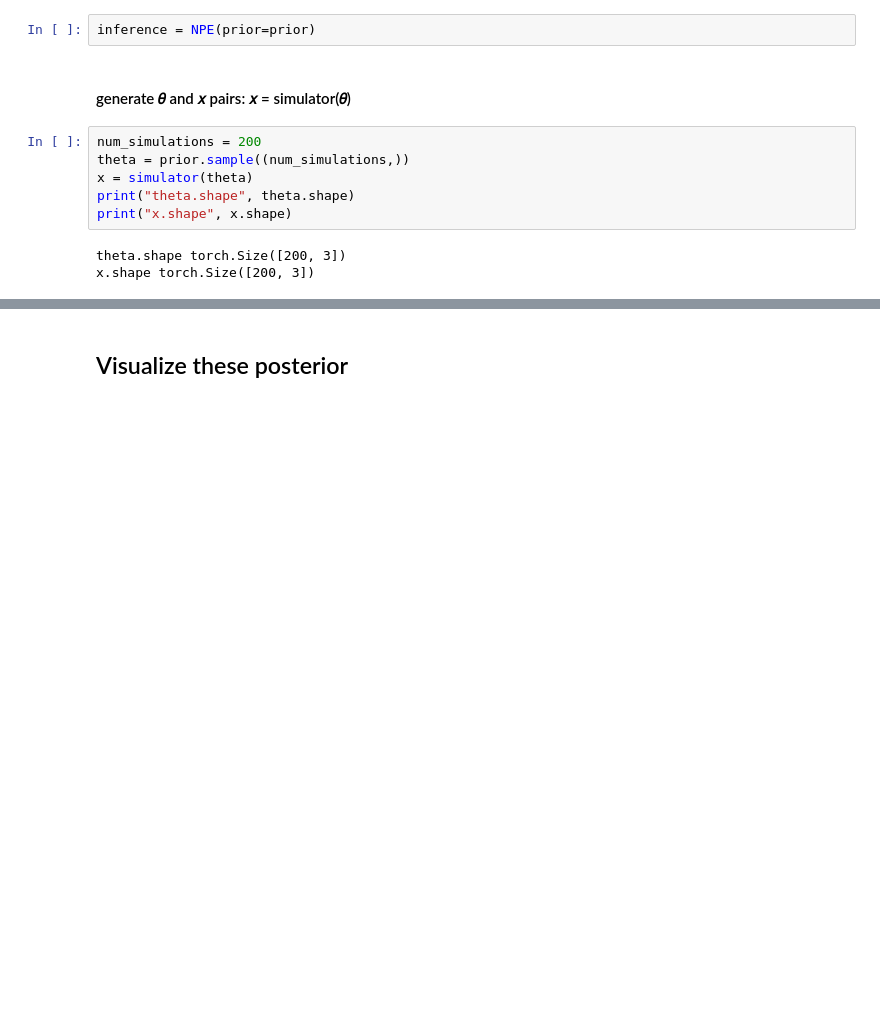
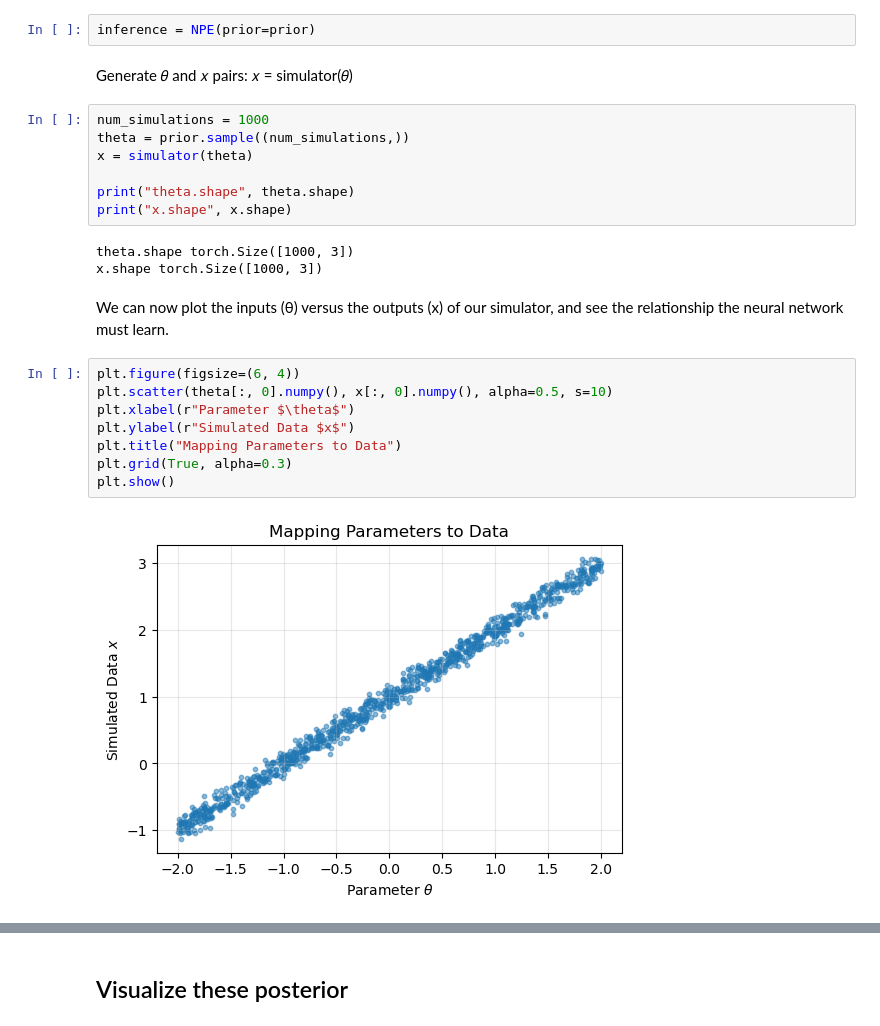
Before and after one commit to ningyuxin1999/SBI-workshop-Legend2025, a Jupyter notebook: notebooks/1_introduction_to_sbi.ipynb, the cells around one changed output, grey strips where cells are left out. Drawn from its saved outputs; the diff is of its cells as text; blank space fills up the shorter version.

```diff
--- a/notebooks/1_introduction_to_sbi.ipynb
+++ b/notebooks/1_introduction_to_sbi.ipynb
@@ -49,13 +79,26 @@ To run NPE, we need to instatiate a trainer `inference`.
 # %%
 inference = NPE(prior=prior)
 # %% [markdown]
-#### generate 𝜃 and 𝑥 pairs: 𝑥 = simulator(𝜃)
+Generate 𝜃 and 𝑥 pairs: 𝑥 = simulator(𝜃)
 # %%
-num_simulations = 200
+num_simulations = 1000
 theta = prior.sample((num_simulations,))
 x = simulator(theta)
+
 print("theta.shape", theta.shape)
 print("x.shape", x.shape)
 # %% [output]
-theta.shape torch.Size([200, 3])
-x.shape torch.Size([200, 3])
+theta.shape torch.Size([1000, 3])
+x.shape torch.Size([1000, 3])
+# %% [markdown]
+We can now plot the inputs (θ) versus the outputs (x) of our simulator, and see the relationship the neural network must learn.
+# %%
+plt.figure(figsize=(6, 4))
+plt.scatter(theta[:, 0].numpy(), x[:, 0].numpy(), alpha=0.5, s=10)
+plt.xlabel(r"Parameter $\theta$")
+plt.ylabel(r"Simulated Data $x$")
+plt.title("Mapping Parameters to Data")
+plt.grid(True, alpha=0.3)
+plt.show()
+# %% [output]
+[figure, added]
```
Also changed, not shown: parts of 23 cells of this notebook, 2 other files.
